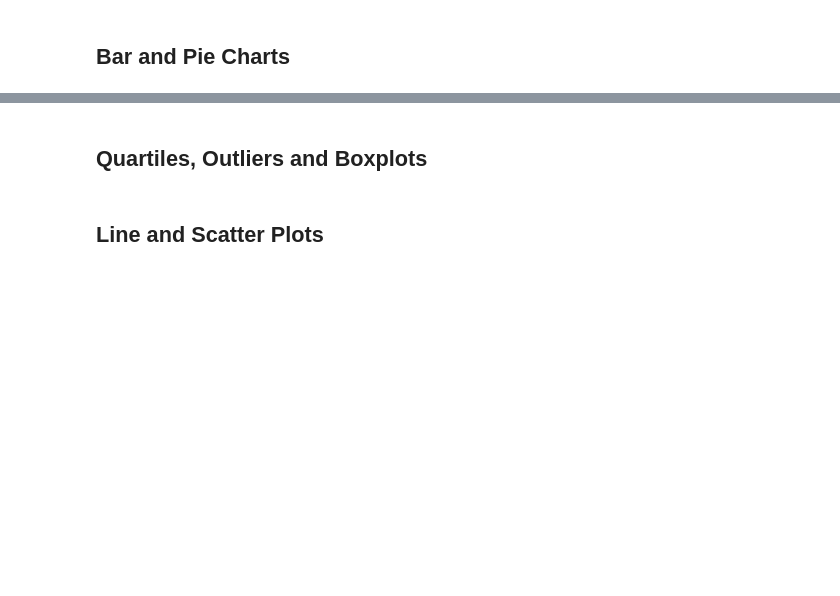
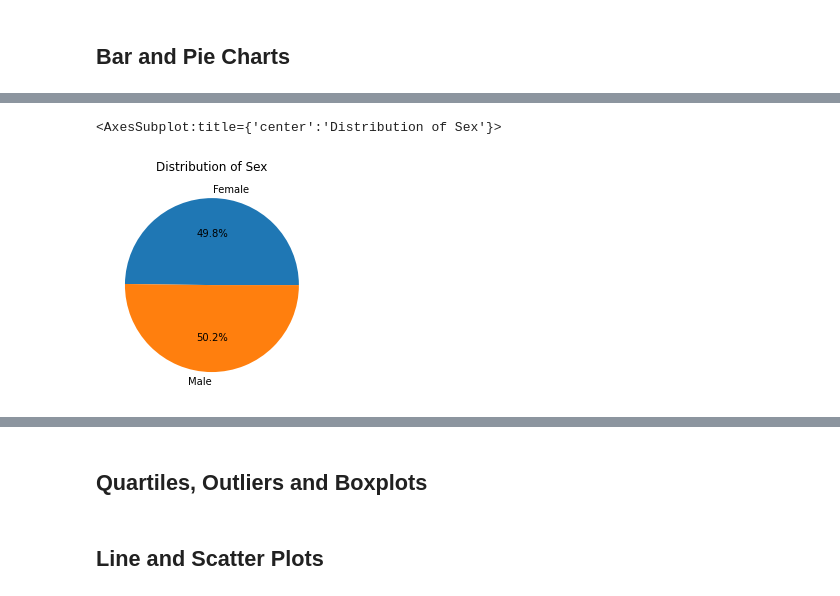
Before and after one commit to KristianSHamilton/matplotlib-challenge, a Jupyter notebook: pymaceuticals_starter.ipynb, the cells around one changed output, grey strips where cells are left out. Cells and saved outputs as stored; diff of their text form; code cells hidden in the pictures; blank space fills up the shorter version.

```diff
--- a/pymaceuticals_starter.ipynb
+++ b/pymaceuticals_starter.ipynb
@@ -149 +186,11 @@ Median                        51.820584
+# %%
+# Generate a pie plot showing the distribution of female versus male mice using pandas
+miceBySex_df = uniqueMiceTested_df.groupby("Sex")['Sex'].count()
+miceBySex_df
+miceGender_pie = miceBySex_df.plot.pie(y ='Mouse ID', title = "Distribution of Sex", autopct='%1.1f%%', legend=None)
+miceGender_pie.set_ylabel("")
+miceGender_pie
+# %% [output]
+<AxesSubplot:title={'center':'Distribution of Sex'}>
+[figure, added]
 # %%
```
Also changed, not shown: parts of 6 cells of this notebook.
